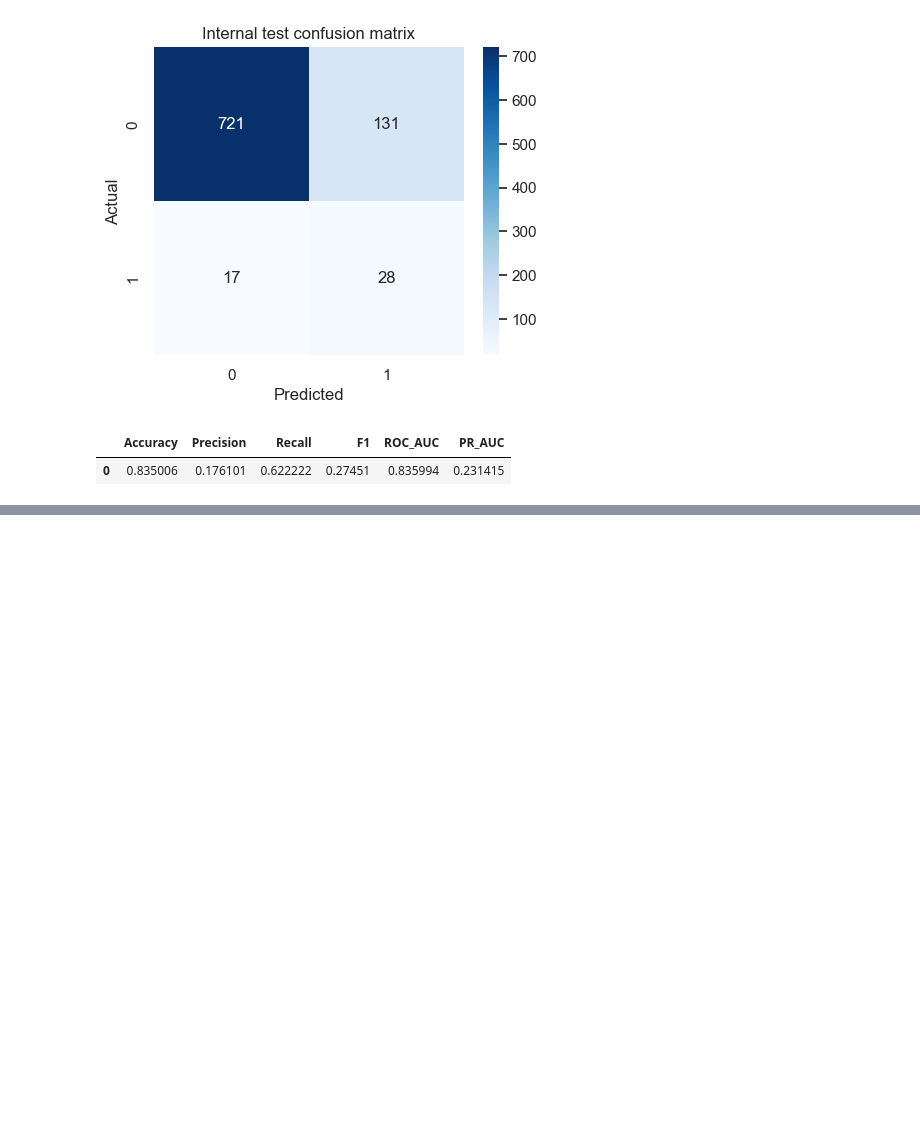
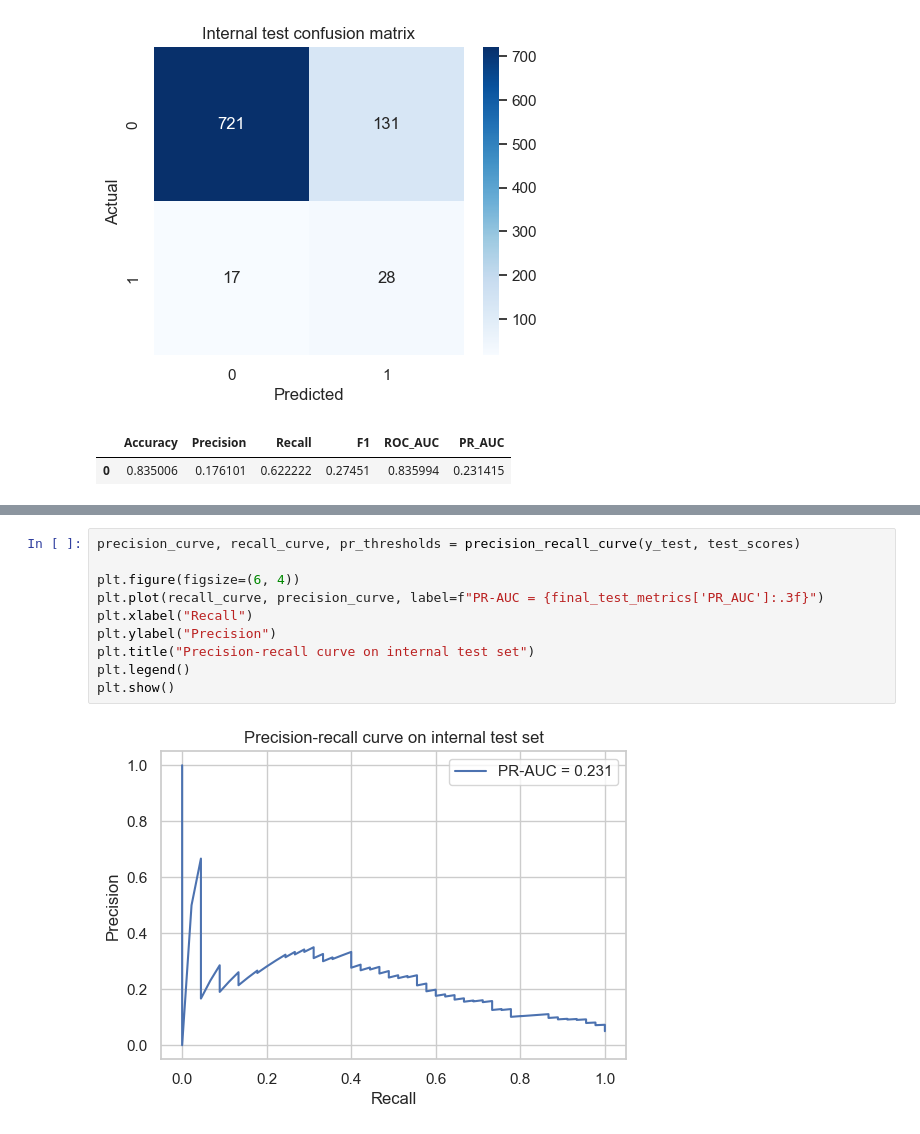
Before and after one commit to FBackhouse1/AirplaneCrash_ML_Regression, a Jupyter notebook: StrokeClassification_Scenario1.ipynb, the cells around one changed output, grey strips where cells are left out. Drawn from its saved outputs; the diff is of its cells as text; blank space fills up the shorter version.

```diff
--- a/StrokeClassification_Scenario1.ipynb
+++ b/StrokeClassification_Scenario1.ipynb
@@ -1211,0 +1227,12 @@ weighted avg       0.94      0.84      0.88       897
+# %%
+precision_curve, recall_curve, pr_thresholds = precision_recall_curve(y_test, test_scores)
+
+plt.figure(figsize=(6, 4))
+plt.plot(recall_curve, precision_curve, label=f"PR-AUC = {final_test_metrics['PR_AUC']:.3f}")
+plt.xlabel("Recall")
+plt.ylabel("Precision")
+plt.title("Precision-recall curve on internal test set")
+plt.legend()
+plt.show()
+# %% [output]
+[figure, added]
```
Also changed, not shown: parts of 4 cells of this notebook.
